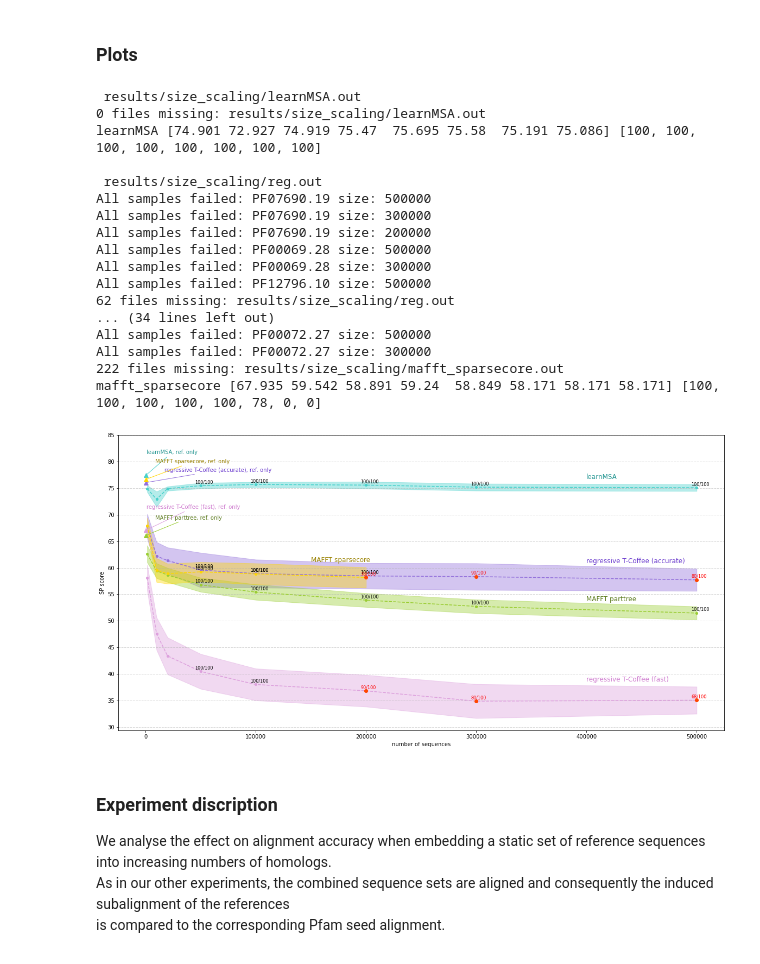
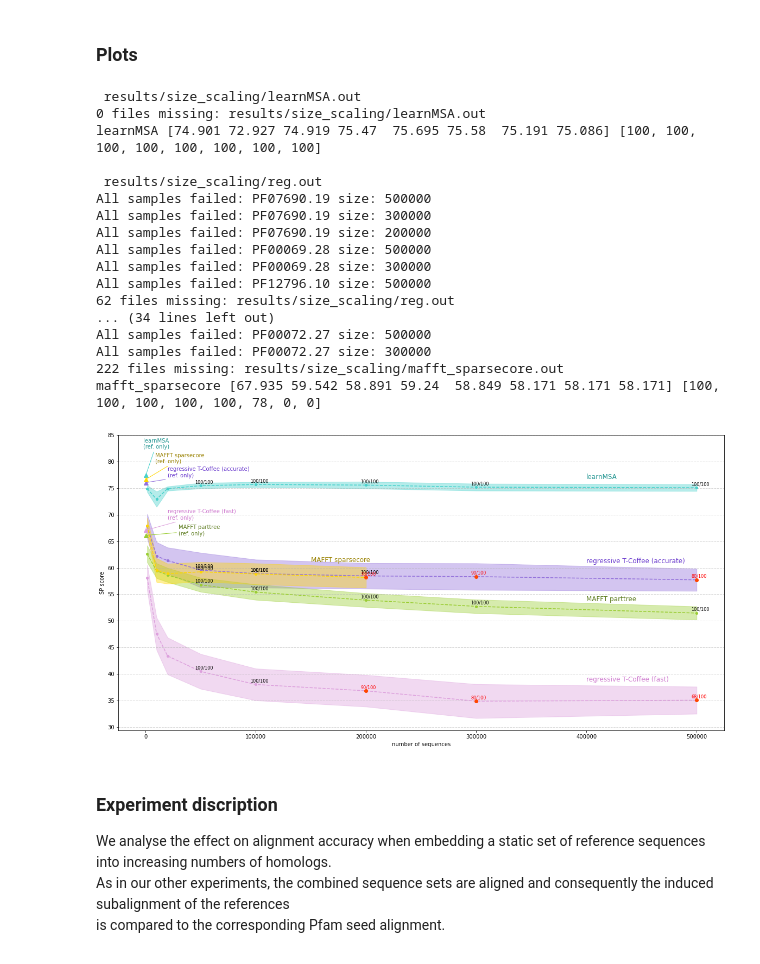
Before and after one commit to felbecker/MSA-HMM-Analysis, a Jupyter notebook: SizeScaling.ipynb, the cells around one changed output. Cells and saved outputs as stored; diff of their text form; code cells hidden in the pictures.

Commit message:
moved labels in figure

```diff
--- a/SizeScaling.ipynb
+++ b/SizeScaling.ipynb
@@ -220,13 +220,17 @@ for key, name, color in zip(msa_method_keys, msa_method_names, msa_method_colors
 
     # refs only
     plt.plot(ref_depth, baseline, "^", markersize=8, color=color)
-    if key == "learnMSA" or key == "reg":
-        xytext = (1000, baseline+4)
+    if key == "learnMSA":
+        xytext = (-2000, baseline+5)
+    elif key == "reg":
+        xytext = (20000, baseline+2)
+    elif key == "mafft":
+        xytext = (30000, baseline)
     elif key == "reg_accurate":
-        xytext = (17000, baseline+2)
+        xytext = (20000, baseline+1)
     else:
         xytext = (9000, baseline+3)
-    plt.annotate(name+", ref. only",
+    plt.annotate(name+"\n(ref. only)",
                  xy=(ref_depth, baseline),
                  xytext=xytext,
                  horizontalalignment="left",
@@ -243,34 +247,34 @@ for key, name, color in zip(msa_method_keys, msa_method_names, msa_method_colors
             c = "r"
         else:
             c = "black"
         if show:
             plt.annotate(f"{num_found}/{total}", (x-5000, y+0.4), fontsize=8, color=c)
 
 plt.grid(linestyle='--', linewidth=1, axis="y", alpha=0.5)
 plt.yticks(range(30,90,5))
 plt.xlabel("number of sequences")
 plt.ylabel("SP score")
 plt.rcParams["figure.figsize"] = (20,10)
 plt.savefig("fig/size_scaling.pdf", bbox_inches='tight')
 # %% [output]
  results/size_scaling/learnMSA.out
 0 files missing: results/size_scaling/learnMSA.out
 learnMSA [74.901 72.927 74.919 75.47  75.695 75.58  75.191 75.086] [100, 100, 100, 100, 100, 100, 100, 100]
 
  results/size_scaling/reg.out
 All samples failed: PF07690.19 size: 500000
 All samples failed: PF07690.19 size: 300000
 All samples failed: PF07690.19 size: 200000
 All samples failed: PF00069.28 size: 500000
 All samples failed: PF00069.28 size: 300000
 All samples failed: PF12796.10 size: 500000
 62 files missing: results/size_scaling/reg.out
 ... (34 lines left out)
 All samples failed: PF00072.27 size: 500000
 All samples failed: PF00072.27 size: 300000
 222 files missing: results/size_scaling/mafft_sparsecore.out
 mafft_sparsecore [67.935 59.542 58.891 59.24  58.849 58.171 58.171 58.171] [100, 100, 100, 100, 100, 78, 0, 0]
-[figure, old version]
+[figure, new version]
 # %% [markdown]
 ### Experiment discription
 
```
Also changed, not shown: 1 other file.
